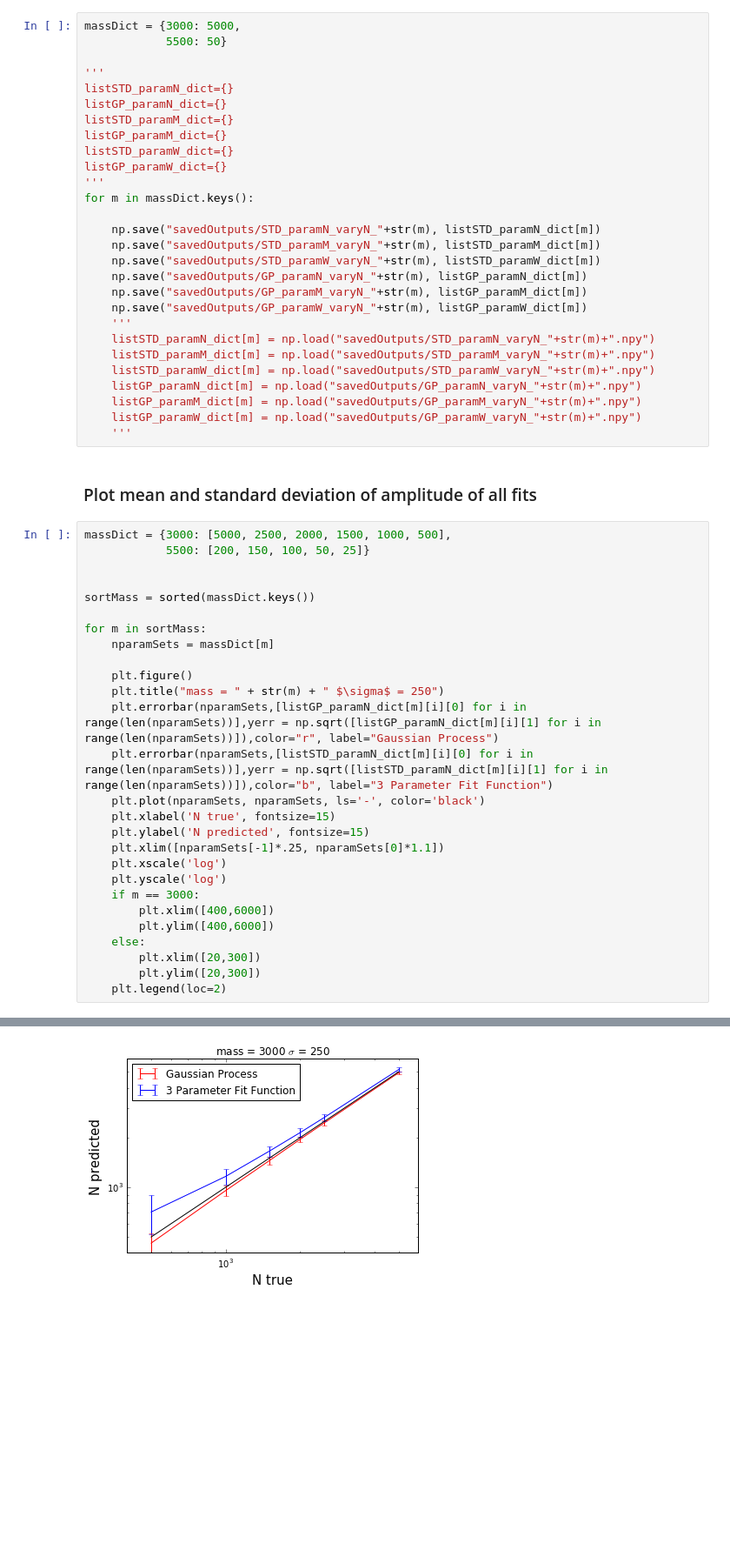
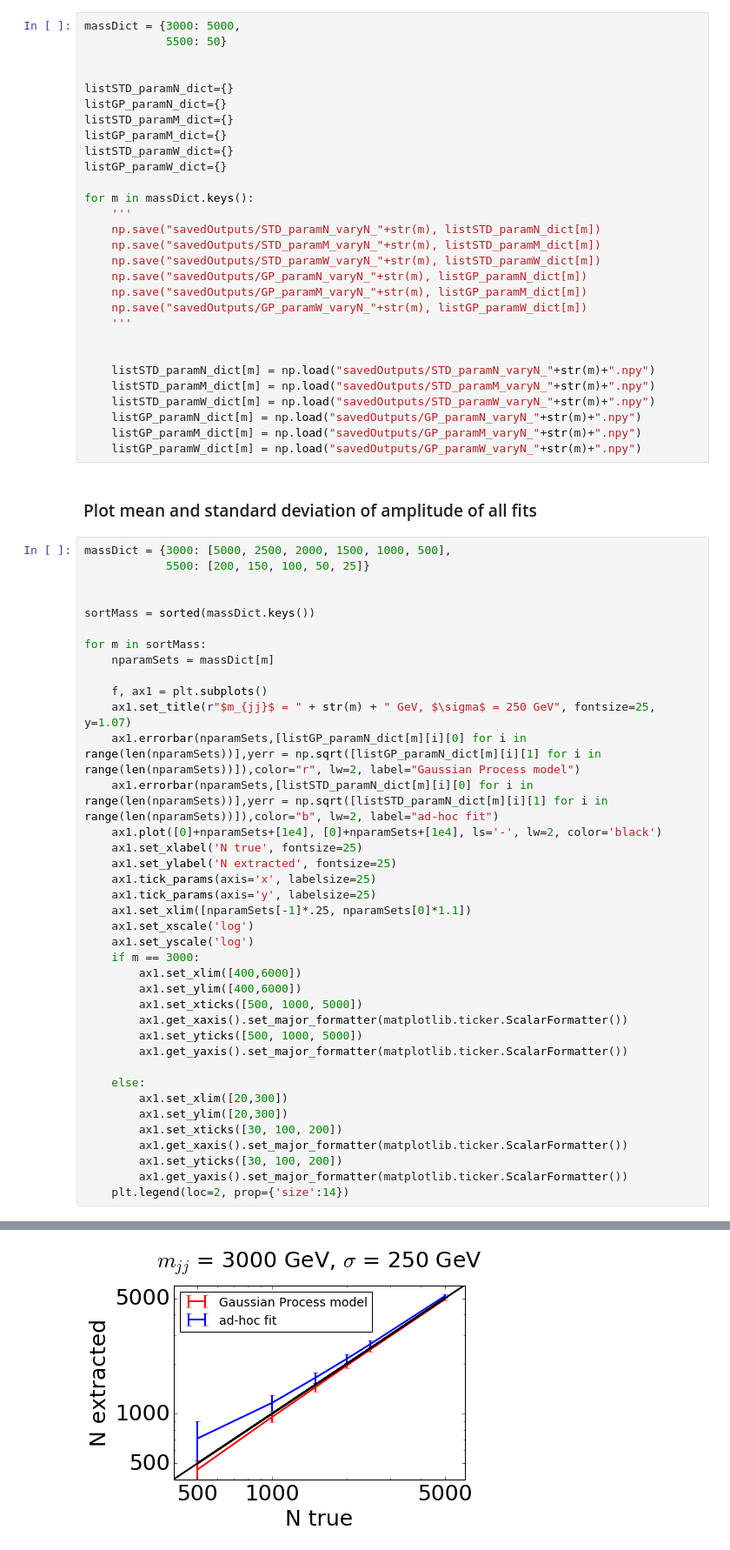
Before and after one commit to mfrate28/GP_Paper, a Jupyter notebook: extracting-signal-parameters.ipynb, the cells around one changed output, grey strips where cells are left out. Shown at 87% size. Cells and saved outputs as stored; diff of their text form; blank space fills up the shorter version.

```diff
--- a/extracting-signal-parameters.ipynb
+++ b/extracting-signal-parameters.ipynb
@@ -502,16 +504,16 @@ I'm done
 massDict = {3000: 5000,
             5500: 50}
 
-'''
+
 listSTD_paramN_dict={}
 listGP_paramN_dict={}
 listSTD_paramM_dict={}
 listGP_paramM_dict={}
 listSTD_paramW_dict={}
 listGP_paramW_dict={}
-'''
+
 for m in massDict.keys():
-
+    '''
     np.save("savedOutputs/STD_paramN_varyN_"+str(m), listSTD_paramN_dict[m])
     np.save("savedOutputs/STD_paramM_varyN_"+str(m), listSTD_paramM_dict[m])
     np.save("savedOutputs/STD_paramW_varyN_"+str(m), listSTD_paramW_dict[m])
@@ -519,13 +521,14 @@ for m in massDict.keys():
     np.save("savedOutputs/GP_paramM_varyN_"+str(m), listGP_paramM_dict[m])
     np.save("savedOutputs/GP_paramW_varyN_"+str(m), listGP_paramW_dict[m])
     '''
+
+
     listSTD_paramN_dict[m] = np.load("savedOutputs/STD_paramN_varyN_"+str(m)+".npy")
     listSTD_paramM_dict[m] = np.load("savedOutputs/STD_paramM_varyN_"+str(m)+".npy")
     listSTD_paramW_dict[m] = np.load("savedOutputs/STD_paramW_varyN_"+str(m)+".npy")
     listGP_paramN_dict[m] = np.load("savedOutputs/GP_paramN_varyN_"+str(m)+".npy")
     listGP_paramM_dict[m] = np.load("savedOutputs/GP_paramM_varyN_"+str(m)+".npy")
     listGP_paramW_dict[m] = np.load("savedOutputs/GP_paramW_varyN_"+str(m)+".npy")
-    '''
 # %% [markdown]
 ### Plot mean and standard deviation of amplitude of all fits
 # %%
@@ -538,21 +541,32 @@ sortMass = sorted(massDict.keys())
 for m in sortMass:
     nparamSets = massDict[m]
 
-    plt.figure()
-    plt.title("mass = " + str(m) + " $\sigma$ = 250")
-    plt.errorbar(nparamSets,[listGP_paramN_dict[m][i][0] for i in range(len(nparamSets))],yerr = np.sqrt([listGP_paramN_dict[m][i][1] for i in range(len(nparamSets))]),color="r", label="Gaussian Process")
-    plt.errorbar(nparamSets,[listSTD_paramN_dict[m][i][0] for i in range(len(nparamSets))],yerr = np.sqrt([listSTD_paramN_dict[m][i][1] for i in range(len(nparamSets))]),color="b", label="3 Parameter Fit Function")
-    plt.plot(nparamSets, nparamSets, ls='-', color='black')
-    plt.xlabel('N true', fontsize=15)
-    plt.ylabel('N predicted', fontsize=15)
-    plt.xlim([nparamSets[-1]*.25, nparamSets[0]*1.1])
-    plt.xscale('log')
-    plt.yscale('log')
+    f, ax1 = plt.subplots()
+    ax1.set_title(r"$m_{jj}$ = " + str(m) + " GeV, $\sigma$ = 250 GeV", fontsize=25, y=1.07)
+    ax1.errorbar(nparamSets,[listGP_paramN_dict[m][i][0] for i in range(len(nparamSets))],yerr = np.sqrt([listGP_paramN_dict[m][i][1] for i in range(len(nparamSets))]),color="r", lw=2, label="Gaussian Process model")
+    ax1.errorbar(nparamSets,[listSTD_paramN_dict[m][i][0] for i in range(len(nparamSets))],yerr = np.sqrt([listSTD_paramN_dict[m][i][1] for i in range(len(nparamSets))]),color="b", lw=2, label="ad-hoc fit")
+    ax1.plot([0]+nparamSets+[1e4], [0]+nparamSets+[1e4], ls='-', lw=2, color='black')
+    ax1.set_xlabel('N true', fontsize=25)
+    ax1.set_ylabel('N extracted', fontsize=25)
+    ax1.tick_params(axis='x', labelsize=25)
+    ax1.tick_params(axis='y', labelsize=25)
+    ax1.set_xlim([nparamSets[-1]*.25, nparamSets[0]*1.1])
+    ax1.set_xscale('log')
+    ax1.set_yscale('log')
     if m == 3000:
-        plt.xlim([400,6000])
-        plt.ylim([400,6000])
+        ax1.set_xlim([400,6000])
+        ax1.set_ylim([400,6000])
+        ax1.set_xticks([500, 1000, 5000])
+        ax1.get_xaxis().set_major_formatter(matplotlib.ticker.ScalarFormatter())
+        ax1.set_yticks([500, 1000, 5000])
+        ax1.get_yaxis().set_major_formatter(matplotlib.ticker.ScalarFormatter())
+
     else:
-        plt.xlim([20,300])
-        plt.ylim([20,300])
-    plt.legend(loc=2)
+        ax1.set_xlim([20,300])
+        ax1.set_ylim([20,300])
+        ax1.set_xticks([30, 100, 200])
+        ax1.get_xaxis().set_major_formatter(matplotlib.ticker.ScalarFormatter())
+        ax1.set_yticks([30, 100, 200])
+        ax1.get_yaxis().set_major_formatter(matplotlib.ticker.ScalarFormatter())
+    plt.legend(loc=2, prop={'size':14})
 # %% [output]
@@ -573 +573 @@ STD [[204.736949, 232.034159], [154.889647, 177.933959], [103.09632786806729, 10
-[figure, old version]
+[figure, new version]
```
Also changed, not shown: parts of 2 cells of this notebook, 2 other files.
